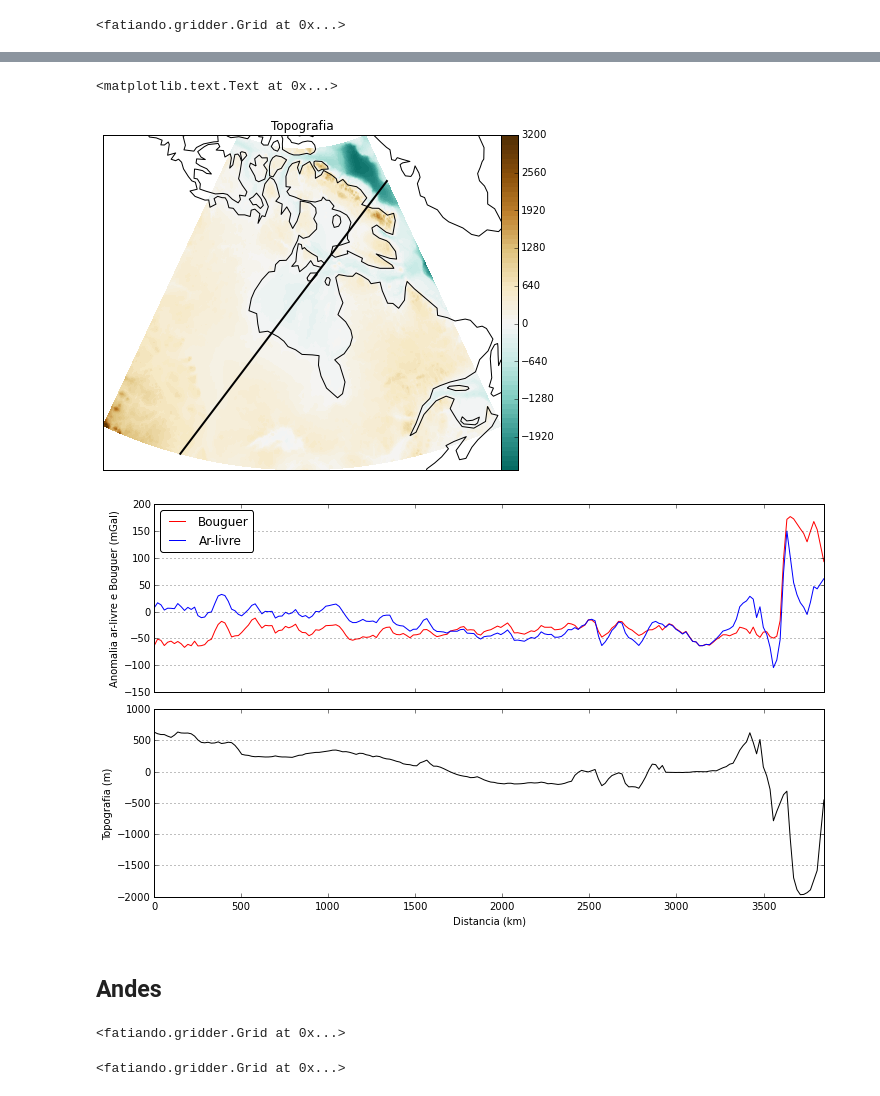
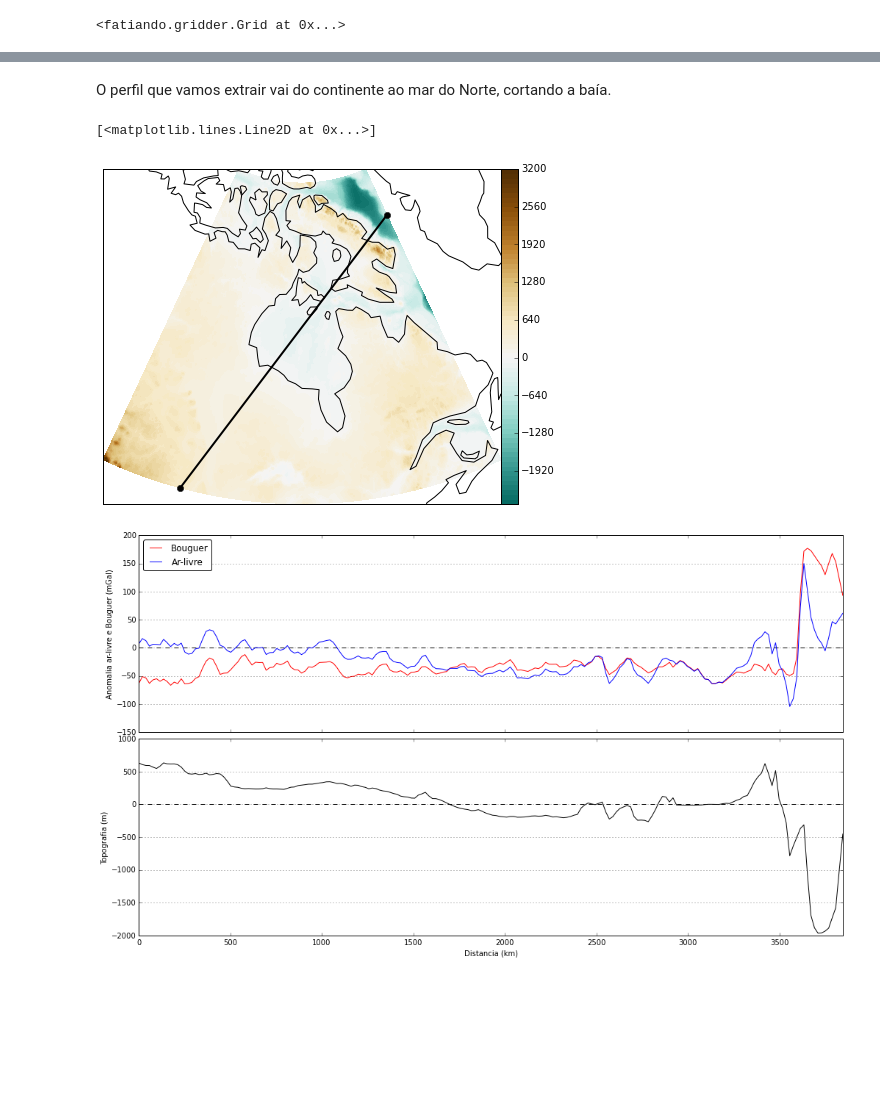
Before and after one commit to leouieda/geofisica1, a Jupyter notebook: notebooks/pratica4.ipynb, the cells around one changed output, grey strips where cells are left out. Saved outputs shown, nothing was run; the diff lists cells and outputs as text; code cells hidden in the pictures; blank space fills up the shorter version.

Commit message:
Added questions, correct data and better notebook
The data in CSV was with .s instead of ,s

```diff
--- a/notebooks/pratica4.ipynb
+++ b/notebooks/pratica4.ipynb
@@ -142,0 +336,16 @@ x, y = np.transpose([p1, p2])
+# %%
+proj = hudson.reproject(crs.NorthPolarStereo(central_longitude=np.mean(hudson.area[2:])))
+fig, axes = mpl.subplots(1, 3, figsize=(14, 5), subplot_kw=dict(projection=proj.projection))
+ax = axes[0]
+proj.contourf('topo', levels=80, colorbar='horizontal', ax=ax, cmap=mpl.cm.BrBG_r)
+ax.coastlines()
+ax.set_title('Topografia')
+ax = axes[1]
+proj.contourf('arlivre', levels=80, colorbar='horizontal', ax=ax)
+ax.coastlines()
+ax.set_title('Anomalia ar-livre')
+ax = axes[2]
+proj.contourf('bouguer', levels=80, colorbar='horizontal', ax=ax)
+ax.coastlines()
+ax.set_title('Anomalia Bouguer')
+mpl.tight_layout(pad=0, w_pad=0)
@@ -143,11 +354,15 @@ x, y = np.transpose([p1, p2])
+# %% [markdown]
+O perfil que vamos extrair vai do continente ao mar do Norte, cortando a baía.
 # %%
+p1, p2 = [45, 260], [70, 300]
+
 mpl.figure(figsize=(9, 6))
-hudson.reproject(proj).contourf('topo', levels=80, cmap=mpl.cm.BrBG_r)
+proj.contourf('topo', levels=80, cmap=mpl.cm.BrBG_r)
 ax = mpl.gca()
 ax.coastlines()
-ax.plot(y, x, '-k', linewidth=2, transform=crs.Geodetic())
-ax.set_title('Topografia')
+x, y = np.transpose([p1, p2])
+ax.plot(y, x, 'o-k', linewidth=2, transform=crs.Geodetic())
 # %% [output]
-<matplotlib.text.Text at 0x...>
+[<matplotlib.lines.Line2D at 0x...>]
-[figure, old version]
+[figure, new version]
 # %%
@@ -155,24 +370,20 @@ perfil = hudson.reproject(proj).profile(p1, p2, 200, projection=crs.Geodetic())
 # %%
-fig, axes = mpl.subplots(2, 1, sharex=True, figsize=(10, 6))
+fig, axes = mpl.subplots(2, 1, sharex=True, figsize=(14, 8))
 ax1, ax2 = axes
-ax2.plot(perfil.distance*0.001, perfil.topo, '-k')
+d = perfil.distance*0.001
+ax2.plot(d, perfil.topo, '-k')
+ax2.hlines(0, d.min(), d.max(), linestyles='--')
 ax2.set_ylabel('Topografia (m)')
 ax2.set_xlabel('Distancia (km)')
 ax2.grid(axis='y')
-ax1.plot(perfil.distance*0.001, perfil.bouguer, '-r', label='Bouguer')
-ax1.plot(perfil.distance*0.001, perfil.arlivre, '-b', label='Ar-livre')
+
+ax1.set_ylabel('Anomalia ar-livre e Bouguer (mGal)')
+ax1.plot(d, perfil.bouguer, '-r', label='Bouguer')
+ax1.plot(d, perfil.arlivre, '-b', label='Ar-livre')
+ax1.hlines(0, d.min(), d.max(), linestyles='--')
 ax1.legend(loc='upper left', fancybox=True)
-ax1.set_ylabel('Anomalia ar-livre e Bouguer (mGal)')
 ax1.grid(axis='y')
-ax1.set_xlim(perfil.distance.min()*0.001, perfil.distance.max()*0.001)
+ax1.set_xlim(d.min(), d.max())
 mpl.tight_layout(h_pad=0, pad=0)
 # %% [output]
-[figure, old version]
+[figure, new version]
-# %% [markdown]
-## Andes
-# %%
-andes = Grid.load('../data/eigen-6c3stat-andes.gdf', column_names=['lon', 'lat', 'height', 'gravity'])
-andes.add_attribute('topo', Grid.load('../data/etopo1-andes.gdf').topography_shm)
-andes.set_projection(crs.Geodetic())
-# %% [output]
-<fatiando.gridder.Grid at 0x...>
@@ -181,5 +389,0 @@ andes.dump_csv('../data/andes.csv')
-# %%
-andes.add_attribute('arlivre', andes.gravity - gravidade_normal_em_p(andes.lat, andes.height))
-andes.add_attribute('bouguer', andes.arlivre - plato_bouguer(andes.topo, 2670, 1000))
-# %% [output]
-<fatiando.gridder.Grid at 0x...>
```
Also changed, not shown: parts of 75 cells of this notebook, 5 other files.
